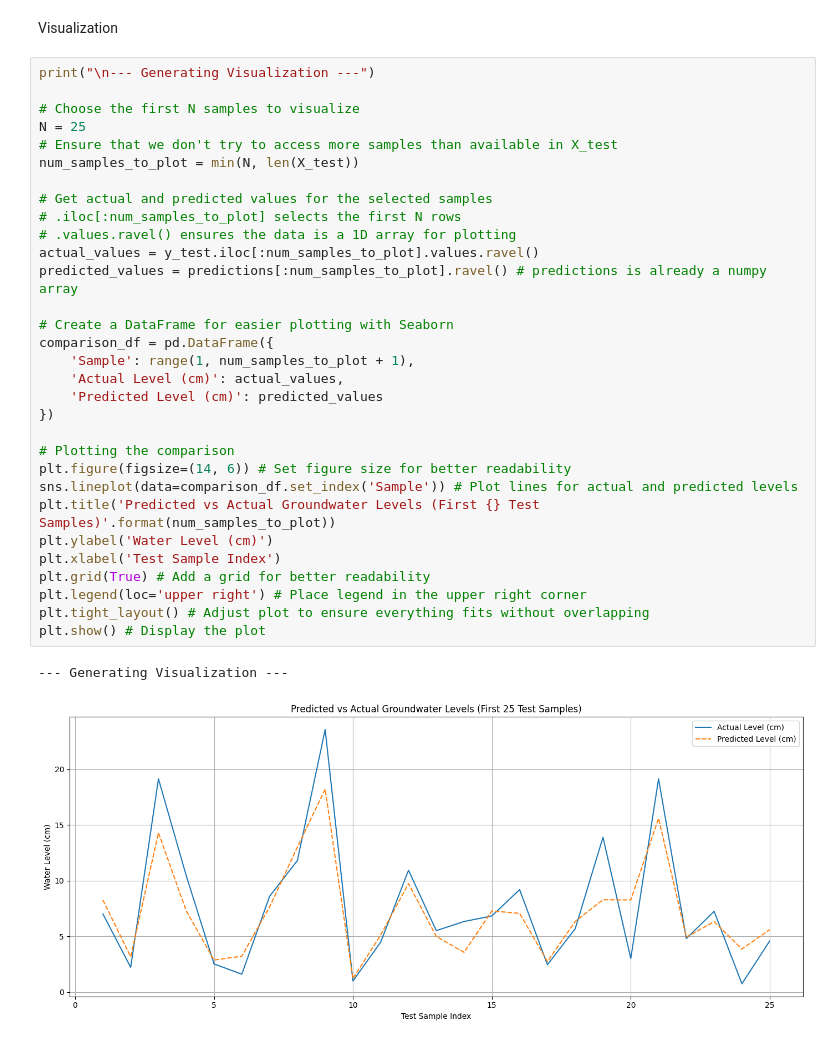
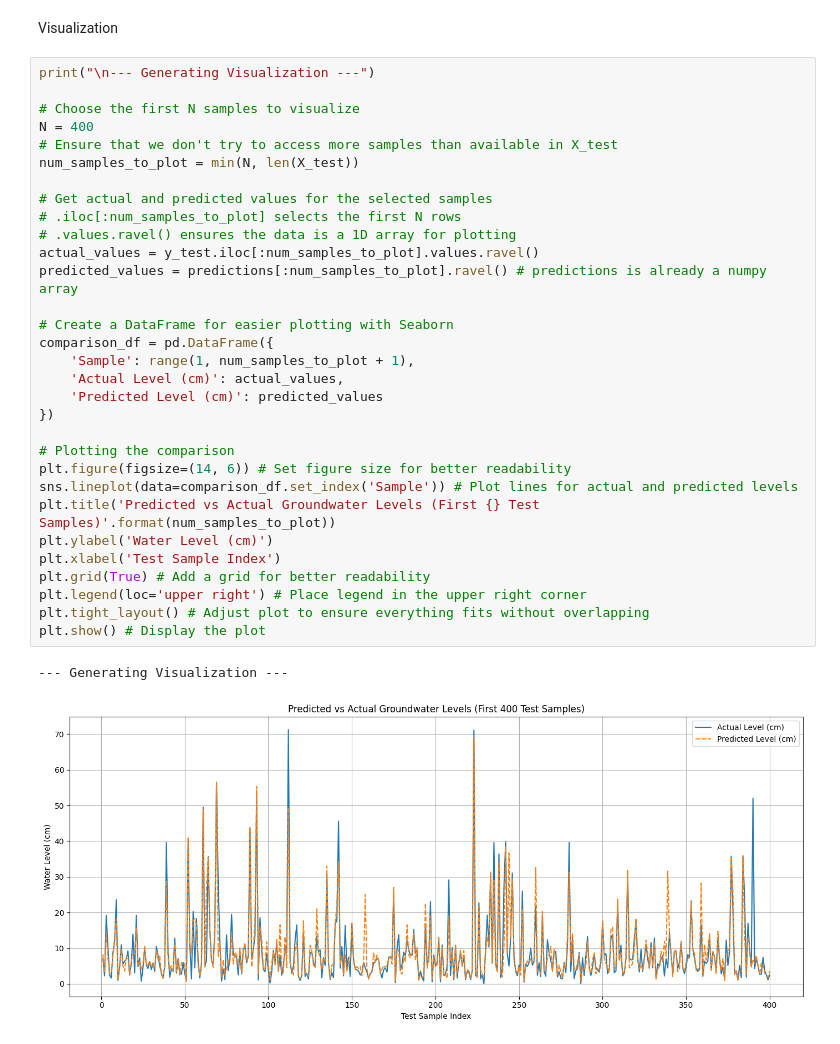
Before and after one commit to TheRealNeelaksh/groundwater-level-forecasting-india, a Jupyter notebook: models/trainingNotebook/dataAndTrain/model_trainMake copy.ipynb, the cells around one changed output. Drawn from its saved outputs; the diff is of its cells as text.

```diff
--- a/models/trainingNotebook/dataAndTrain/model_trainMake copy.ipynb
+++ b/models/trainingNotebook/dataAndTrain/model_trainMake copy.ipynb
@@ -326,33 +326,33 @@ Visualization
 print("\n--- Generating Visualization ---")
 
 # Choose the first N samples to visualize
-N = 25
+N = 400
 # Ensure that we don't try to access more samples than available in X_test
 num_samples_to_plot = min(N, len(X_test))
 
 # Get actual and predicted values for the selected samples
 # .iloc[:num_samples_to_plot] selects the first N rows
 # .values.ravel() ensures the data is a 1D array for plotting
 actual_values = y_test.iloc[:num_samples_to_plot].values.ravel()
 predicted_values = predictions[:num_samples_to_plot].ravel() # predictions is already a numpy array
 
 # Create a DataFrame for easier plotting with Seaborn
 comparison_df = pd.DataFrame({
     'Sample': range(1, num_samples_to_plot + 1),
     'Actual Level (cm)': actual_values,
     'Predicted Level (cm)': predicted_values
 })
 
 # Plotting the comparison
 plt.figure(figsize=(14, 6)) # Set figure size for better readability
 sns.lineplot(data=comparison_df.set_index('Sample')) # Plot lines for actual and predicted levels
 plt.title('Predicted vs Actual Groundwater Levels (First {} Test Samples)'.format(num_samples_to_plot))
 plt.ylabel('Water Level (cm)')
 plt.xlabel('Test Sample Index')
 plt.grid(True) # Add a grid for better readability
 plt.legend(loc='upper right') # Place legend in the upper right corner
 plt.tight_layout() # Adjust plot to ensure everything fits without overlapping
 plt.show() # Display the plot
 # %% [output]
 --- Generating Visualization ---
-[figure, old version]
+[figure, new version]
```
Also changed, not shown: 3 other files.
